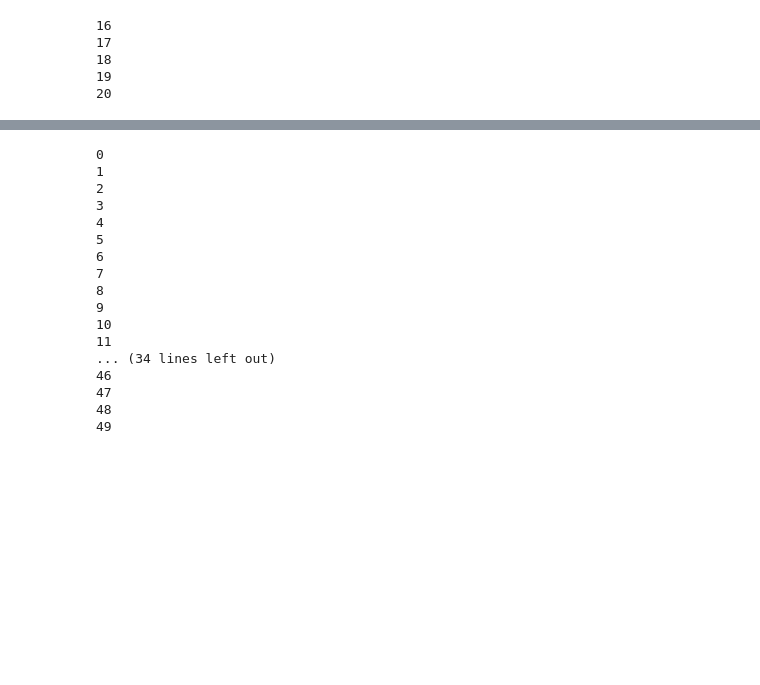
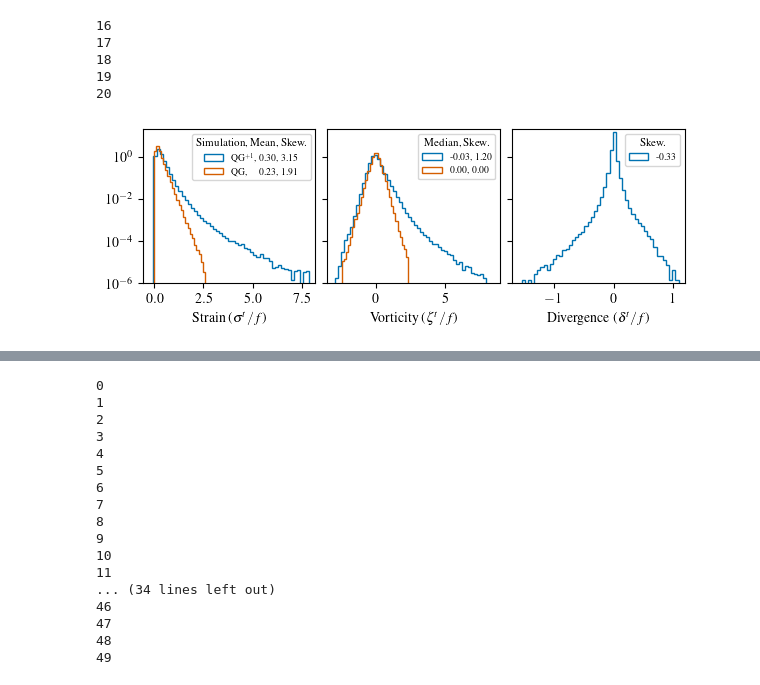
Before and after one commit to Empyreal092/QGp1_EadyTurb_2DFront_Public, a Jupyter notebook: Eady/plot/plot_snap_both.ipynb, the cells around one changed output, grey strips where cells are left out. Saved outputs shown, nothing was run; the diff lists cells and outputs as text; code cells hidden in the pictures; blank space fills up the shorter version.

```diff
--- a/Eady/plot/plot_snap_both.ipynb
+++ b/Eady/plot/plot_snap_both.ipynb
@@ -204,6 +204,8 @@ randseed = sel
 
 bt_all = np.empty([0,512,512])
 zt_all = np.empty([0,512,512])
+divt_all = np.empty([0,512,512])
+straint_all = np.empty([0,512,512])
 
 for di in range(16,21):
     print(di)
@@ -215,10 +217,13 @@ for di in range(16,21):
     with h5py.File(spname, mode='r') as file:
         bt_data = np.squeeze(np.array(file['tasks']['b_top']))
         zetat_data = np.squeeze(np.array(file['tasks']['zeta_top']))*0.032
-
+        divt_data = np.squeeze(np.array(file['tasks']['div_top']))*0.032
+        straint_data = np.squeeze(np.array(file['tasks']['strain_top']))*0.032
 
         bt_all = np.append(bt_all,bt_data,axis=0)
         zt_all = np.append(zt_all,zetat_data,axis=0)
+        divt_all = np.append(divt_all,divt_data,axis=0)
+        straint_all = np.append(straint_all,straint_data,axis=0)
 # %% [output]
 16
 17
@@ -231,6 +236,7 @@ randseed = 2
 
 bt_QGall = np.empty([0,512,512])
 zt_QGall = np.empty([0,512,512])
+straint_QGall = np.empty([0,512,512])
 
 for di in range(16,21):
     print(di)
@@ -242,13 +248,77 @@ for di in range(16,21):
     with h5py.File(spname, mode='r') as file:
         bt_data = np.squeeze(np.array(file['tasks']['b_top']))
         zetat_data = np.squeeze(np.array(file['tasks']['zeta_top']))*0.032
+        straint_data = np.squeeze(np.array(file['tasks']['strain_top']))*0.032
 
         bt_QGall = np.append(bt_QGall,bt_data,axis=0)
         zt_QGall = np.append(zt_QGall,zetat_data,axis=0)
+        straint_QGall = np.append(straint_QGall,straint_data,axis=0)
 # %% [output]
 16
 17
 18
 19
 20
+# %%
+fig=plt.figure(figsize=(7, 2))
+
+gs = fig.add_gridspec(1,3, wspace=0.07)
+grid = gs.subplots(sharex=False, sharey=True)
+
+grid[0].set_ylim([1e-6,20])
+
+###################
+data = zt_all[:,:,:].ravel()
+binwidth = (max(data)-min(data))/70
+biss = np.arange(min(data), max(data) + binwidth, binwidth)
+grid[1].hist(zt_all[:,:,:].ravel(), log=True, density=True, bins=50, \
+             histtype='step',  label="%.2f, %.2f" %(np.median(zt_all[:,:,:].ravel()), skew(zt_all[:,:,:].ravel())) )
+
+data = zt_QGall[:,:,:].ravel()
+grid[1].hist(zt_QGall[:,:,:].ravel(), log=True, density=True, bins= np.arange(min(data), max(data) + binwidth, binwidth) \
+         , histtype='step',  label="%.2f, %.2f" %(np.median(zt_QGall[:,:,:].ravel()), skew(zt_QGall[:,:,:].ravel())) )
+
+grid[1].set_xlabel("Vorticity ($\zeta^t/f$)")
+grid[1].set_xlim([-3.5,9.0])
+
+legend = grid[1].legend(title="Median, Skew.", fontsize=7)
+plt.setp(legend.get_title(),fontsize=8)
+
+# ###################
+data = straint_all[:,:,:].ravel()
+binwidth = (max(data)-min(data))/70
+biss = np.arange(min(data), max(data) + binwidth, binwidth)
+grid[0].hist(straint_all[:,:,:].ravel(), log=True, density=True, bins=50, \
+             histtype='step',  label="QG$^{+1}$, %.2f, %.2f" %(np.mean(straint_all[:,:,:].ravel()), skew(straint_all[:,:,:].ravel()) ))
+
+data = straint_QGall[:,:,:].ravel()
+grid[0].hist(straint_QGall[:,:,:].ravel(), log=True, density=True, bins= np.arange(min(data), max(data) + binwidth, binwidth) \
+         , histtype='step',  label="QG,$~~~~$ %.2f, %.2f" %(np.mean(straint_QGall[:,:,:].ravel()), skew(straint_QGall[:,:,:].ravel()) ))
+
+grid[0].set_xlim([-0.6,8.2])
+grid[0].set_xlabel("Strain ($\sigma^t/f$)")
+
+legend = grid[0].legend(title="Simulation, Mean, Skew.", fontsize=7)
+plt.setp(legend.get_title(),fontsize=8)
+
+# #############
+data = divt_all[:,:,:].ravel()
+binwidth = (max(data)-min(data))/70
+biss = np.arange(min(data), max(data) + binwidth, binwidth)
+grid[2].hist(divt_all[:,:,:].ravel(), log=True, density=True, bins=50, histtype='step',  label="%.2f" %skew(divt_all[:,:,:].ravel()))
+
+grid[2].set_xlim([-1.7,1.2])
+grid[2].set_xlabel("Divergence ($\delta^t/f$)")
+
+legend = grid[2].legend(title="Skew.", fontsize=7)
+plt.setp(legend.get_title(),fontsize=8)
+
+# ###########################
+figname = 'figs/EadyQGpl_1DPDFs_Ro%.2f' %(Ro)
+figname = figname.replace(".", "d" ); figname = figname+'.pdf'
+plt.savefig(figname, bbox_inches='tight')
+
+plt.show()
+# %% [output]
+[figure, added]
 # %%
```
Also changed, not shown: parts of 7 cells of this notebook, 1 other file.
